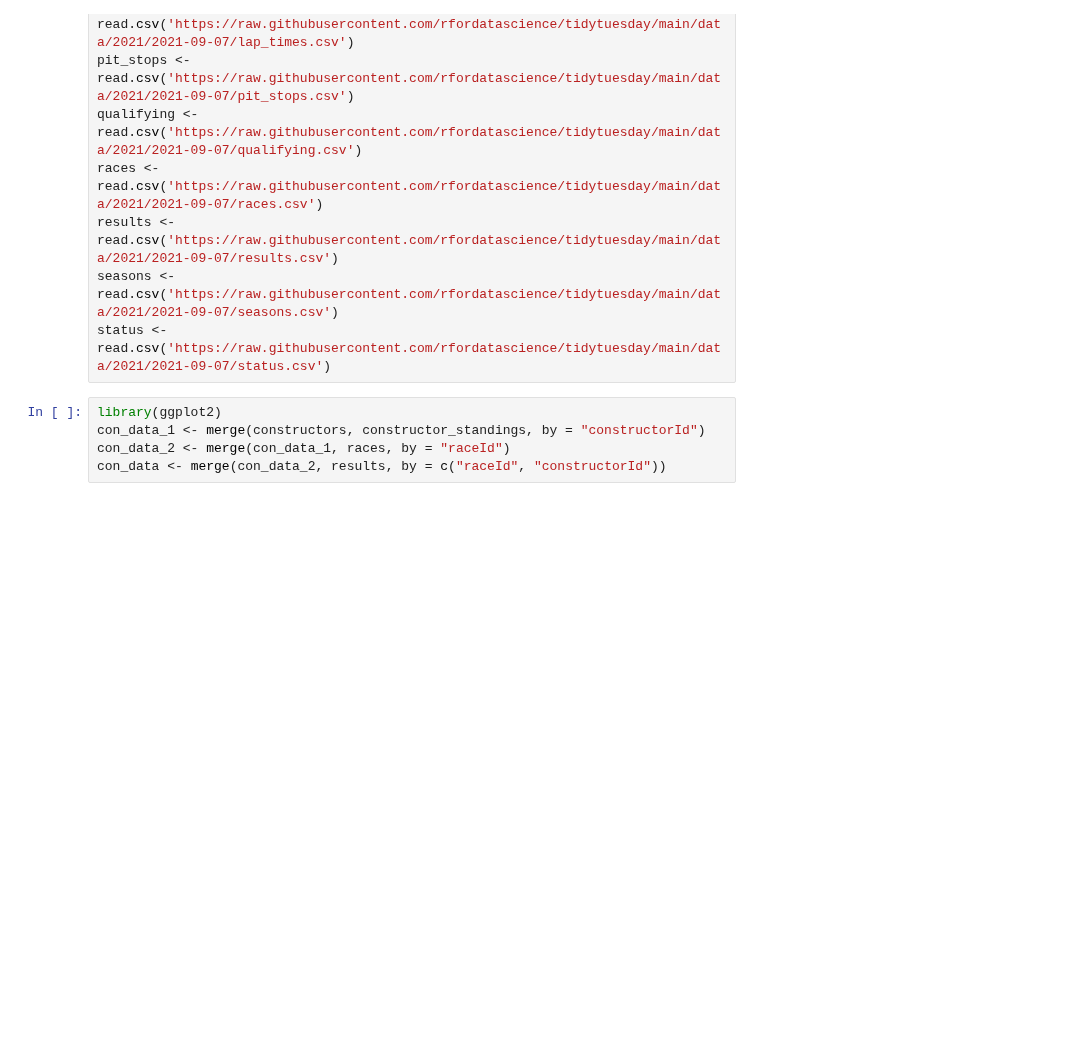
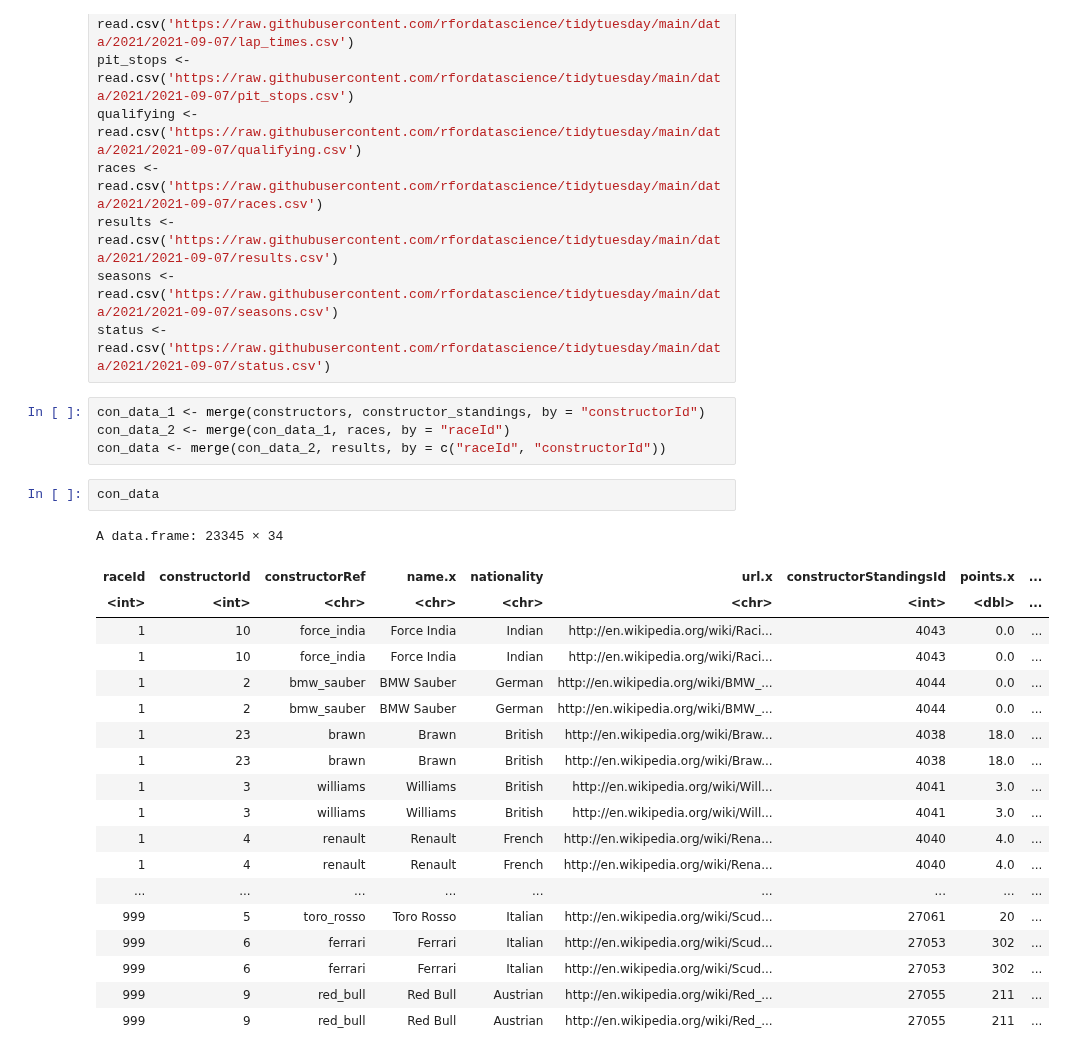
Before and after one commit to mugupta23/F1-data-analysis-final, a Jupyter notebook: CCPX4199_Final.ipynb, the cells around one changed output. Drawn from its saved outputs; the diff is of its cells as text; blank space fills up the shorter version.

```diff
--- a/CCPX4199_Final.ipynb
+++ b/CCPX4199_Final.ipynb
@@ -15,8 +15,29 @@ results <- read.csv('https://raw.githubusercontent.com/rfordatascience/tidytuesd
 seasons <- read.csv('https://raw.githubusercontent.com/rfordatascience/tidytuesday/main/data/2021/2021-09-07/seasons.csv')
 status <- read.csv('https://raw.githubusercontent.com/rfordatascience/tidytuesday/main/data/2021/2021-09-07/status.csv')
 # %%
-library(ggplot2)
 con_data_1 <- merge(constructors, constructor_standings, by = "constructorId")
 con_data_2 <- merge(con_data_1, races, by = "raceId")
 con_data <- merge(con_data_2, results, by = c("raceId", "constructorId"))
+# %%
+con_data
+# %% [output]
+A data.frame: 23345 × 34
+| raceId | constructorId | constructorRef | name.x | nationality | url.x | constructorStandingsId | points.x | ... |
+| <int> | <int> | <chr> | <chr> | <chr> | <chr> | <int> | <dbl> | ... |
+| 1 | 10 | force_india | Force India | Indian | http://en.wikipedia.org/wiki/Raci... | 4043 | 0.0 | ... |
+| 1 | 10 | force_india | Force India | Indian | http://en.wikipedia.org/wiki/Raci... | 4043 | 0.0 | ... |
+| 1 | 2 | bmw_sauber | BMW Sauber | German | http://en.wikipedia.org/wiki/BMW_... | 4044 | 0.0 | ... |
+| 1 | 2 | bmw_sauber | BMW Sauber | German | http://en.wikipedia.org/wiki/BMW_... | 4044 | 0.0 | ... |
+| 1 | 23 | brawn | Brawn | British | http://en.wikipedia.org/wiki/Braw... | 4038 | 18.0 | ... |
+| 1 | 23 | brawn | Brawn | British | http://en.wikipedia.org/wiki/Braw... | 4038 | 18.0 | ... |
+| 1 | 3 | williams | Williams | British | http://en.wikipedia.org/wiki/Will... | 4041 | 3.0 | ... |
+| 1 | 3 | williams | Williams | British | http://en.wikipedia.org/wiki/Will... | 4041 | 3.0 | ... |
+| 1 | 4 | renault | Renault | French | http://en.wikipedia.org/wiki/Rena... | 4040 | 4.0 | ... |
+| 1 | 4 | renault | Renault | French | http://en.wikipedia.org/wiki/Rena... | 4040 | 4.0 | ... |
+| ... | ... | ... | ... | ... | ... | ... | ... | ... |
+| 999 | 5 | toro_rosso | Toro Rosso | Italian | http://en.wikipedia.org/wiki/Scud... | 27061 | 20 | ... |
+| 999 | 6 | ferrari | Ferrari | Italian | http://en.wikipedia.org/wiki/Scud... | 27053 | 302 | ... |
+| 999 | 6 | ferrari | Ferrari | Italian | http://en.wikipedia.org/wiki/Scud... | 27053 | 302 | ... |
+| 999 | 9 | red_bull | Red Bull | Austrian | http://en.wikipedia.org/wiki/Red_... | 27055 | 211 | ... |
+| 999 | 9 | red_bull | Red Bull | Austrian | http://en.wikipedia.org/wiki/Red_... | 27055 | 211 | ... |
 # %%
```
Also changed, not shown: parts of 3 cells of this notebook.
